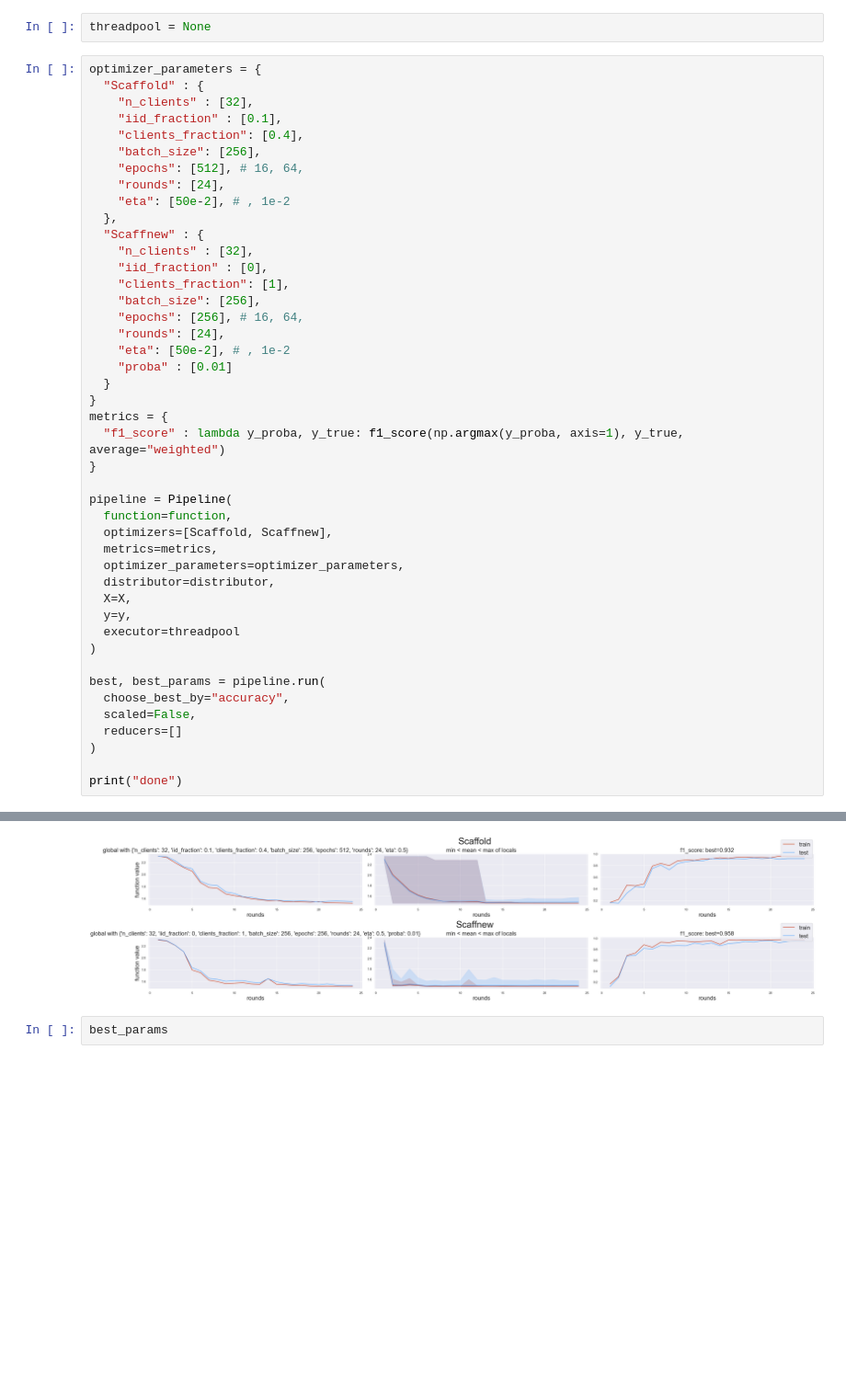
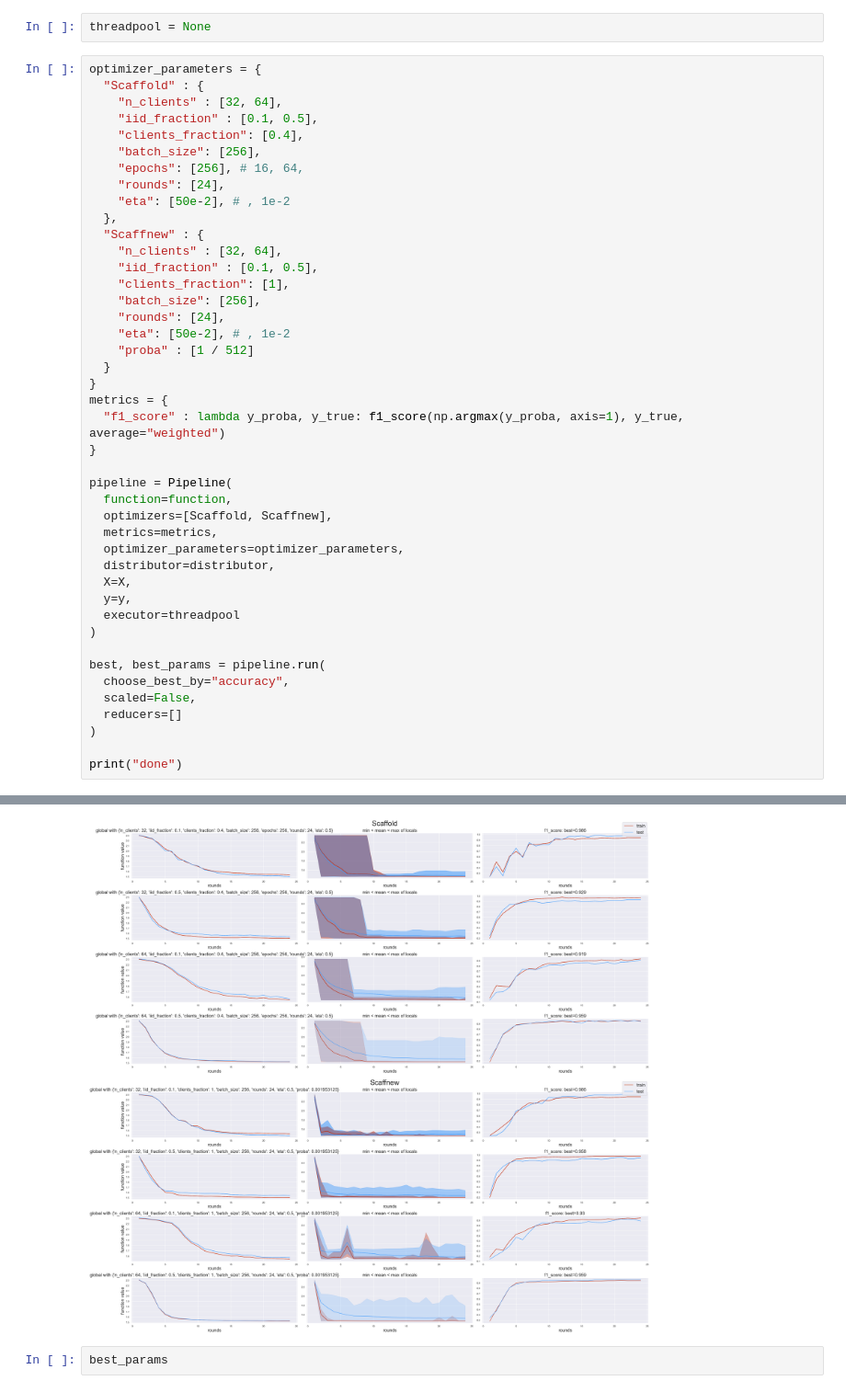
Before and after one commit to locllos/felere, a Jupyter notebook: source/mnist-playground.ipynb, the cells around one changed output, grey strips where cells are left out. Shown at 92% size. Cells and saved outputs as stored; diff of their text form; blank space fills up the shorter version.

```diff
--- a/source/mnist-playground.ipynb
+++ b/source/mnist-playground.ipynb
@@ -86,23 +87,22 @@ threadpool = None
 # %%
 optimizer_parameters = {
   "Scaffold" : {
-    "n_clients" : [32],
-    "iid_fraction" : [0.1],
+    "n_clients" : [32, 64],
+    "iid_fraction" : [0.1, 0.5],
     "clients_fraction": [0.4],
     "batch_size": [256],
-    "epochs": [512], # 16, 64,
+    "epochs": [256], # 16, 64,
     "rounds": [24],
     "eta": [50e-2], # , 1e-2
   },
   "Scaffnew" : {
-    "n_clients" : [32],
-    "iid_fraction" : [0],
+    "n_clients" : [32, 64],
+    "iid_fraction" : [0.1, 0.5],
     "clients_fraction": [1],
     "batch_size": [256],
-    "epochs": [256], # 16, 64,
     "rounds": [24],
     "eta": [50e-2], # , 1e-2
-    "proba" : [0.01]
+    "proba" : [1 / 512]
   }
 }
 metrics = {
@@ -137,4 +155,4 @@ done
-[figure, old version]
+[figure, new version]
 # %%
 best_params
 # %% [output]
```
Also changed, not shown: parts of 4 cells of this notebook, 2 other files.
